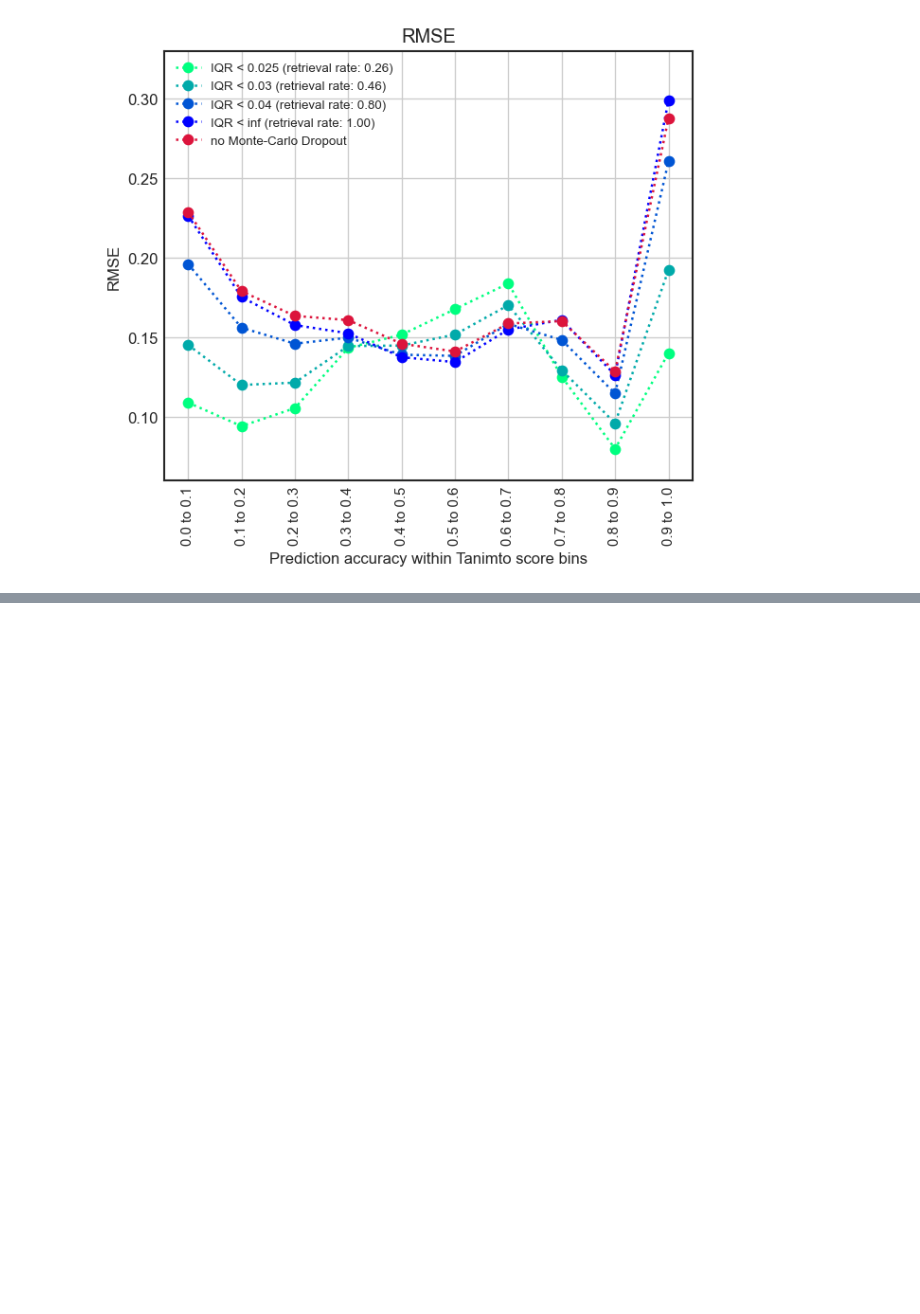
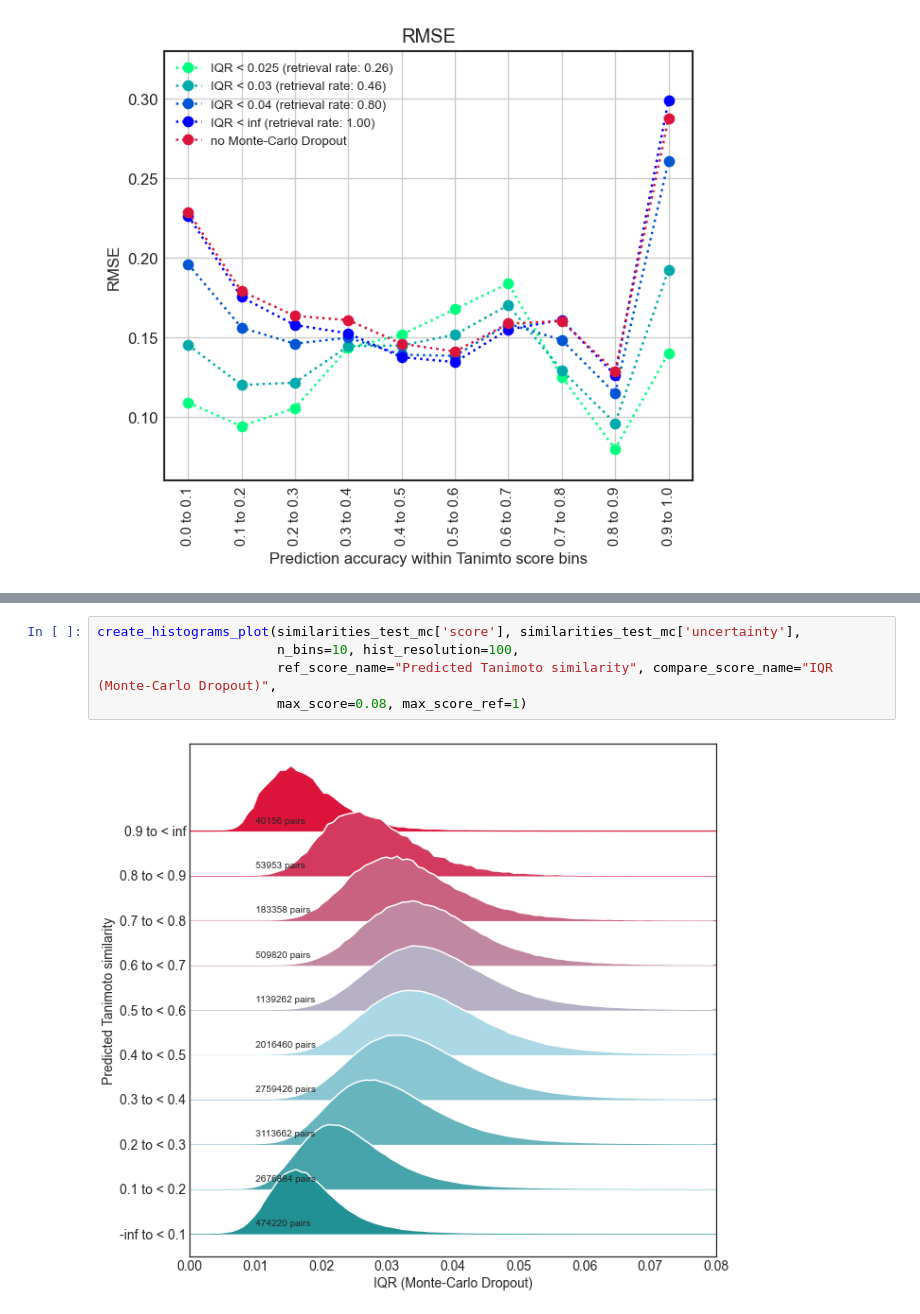
Before and after one commit to matchms/ms2deepscore, a Jupyter notebook: notebooks/MS2DeepScore_evaluate_model_on_testset.ipynb, the cells around one changed output, grey strips where cells are left out. Cells and saved outputs as stored; diff of their text form; blank space fills up the shorter version.

```diff
--- a/notebooks/MS2DeepScore_evaluate_model_on_testset.ipynb
+++ b/notebooks/MS2DeepScore_evaluate_model_on_testset.ipynb
@@ -763,0 +875,7 @@ plt.savefig("Monte_Carlo_dropout_medianIQR_20210326-191145_Test_10k_500_500_200.
+# %%
+create_histograms_plot(similarities_test_mc['score'], similarities_test_mc['uncertainty'],
+                       n_bins=10, hist_resolution=100,
+                       ref_score_name="Predicted Tanimoto similarity", compare_score_name="IQR (Monte-Carlo Dropout)",
+                       max_score=0.08, max_score_ref=1)
+# %% [output]
+[figure, added]
```
Also changed, not shown: parts of 22 cells of this notebook.
